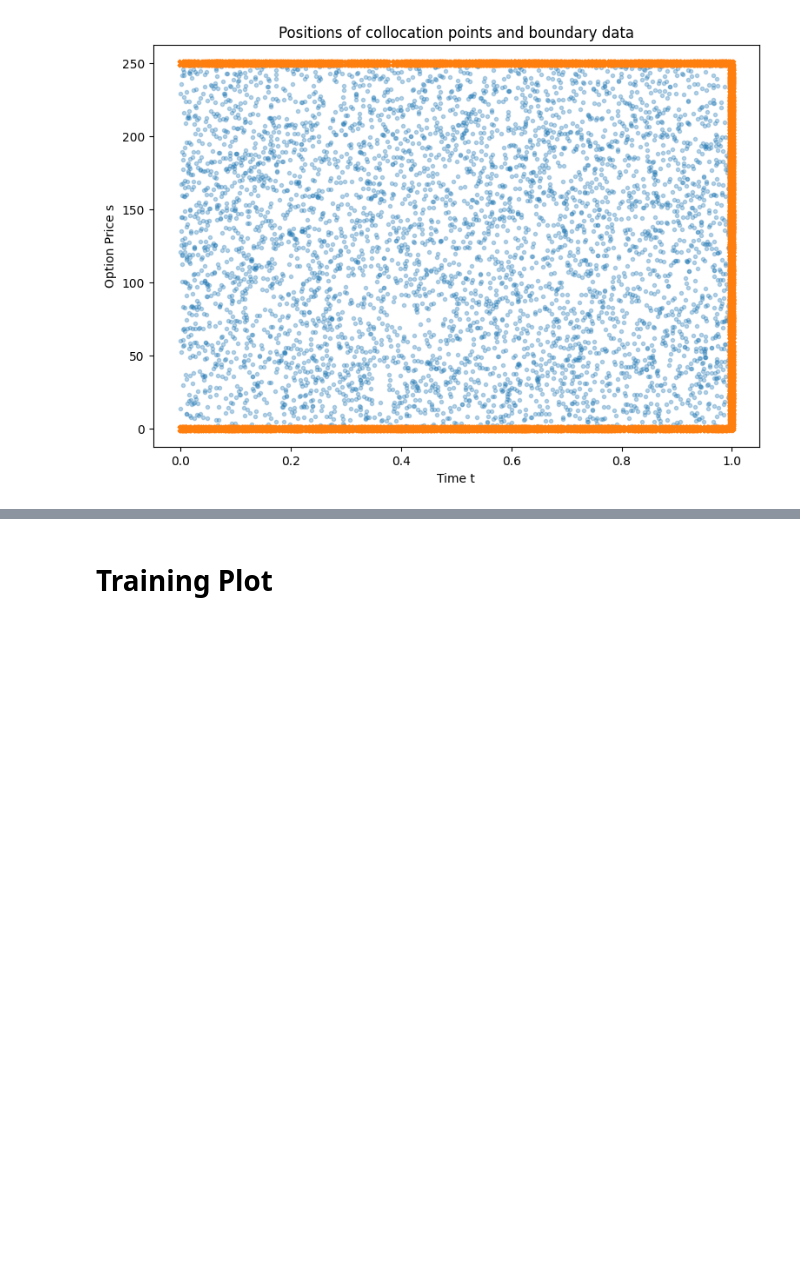
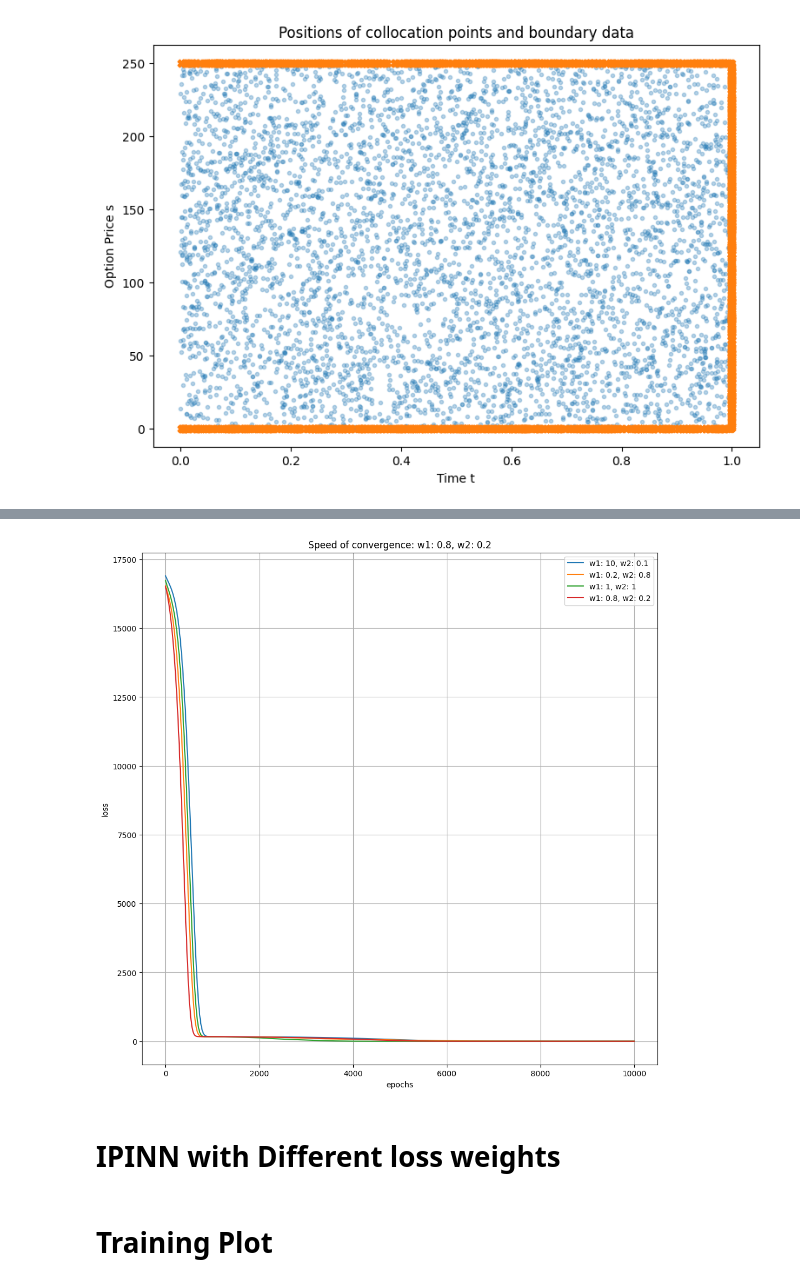
Before and after one commit to HengruiBaiCN/Honor, a Jupyter notebook: Physics_Informed_Neural_Network/pytorch/compare.ipynb, the cells around one changed output, grey strips where cells are left out. Cells and saved outputs as stored; diff of their text form; code cells hidden in the pictures; blank space fills up the shorter version.

```diff
--- a/Physics_Informed_Neural_Network/pytorch/compare.ipynb
+++ b/Physics_Informed_Neural_Network/pytorch/compare.ipynb
@@ -173 +213,15 @@ loss_df.to_csv('ipinn_loss.csv', index=False)
+# %%
+fig = plt.figure(figsize=(12,12))
+for i in range(len(weights)-1):
+    plt.plot(range(10000), [item for item in loss_hists_lists[i]['Loss'][:10000]], label=f'w1: {weights[i][0]}, w2: {weights[i][1]}')
+    pass
+plt.xlabel('epochs')
+plt.ylabel('loss')
+plt.legend()
+plt.title(f'Speed of convergence: w1: {w1}, w2: {w2}')
+plt.grid(True)
+# %% [output]
+[figure, added]
+# %% [markdown]
+# IPINN with Different loss weights
 # %%
```
Also changed, not shown: parts of 24 cells of this notebook, 42 other files.
